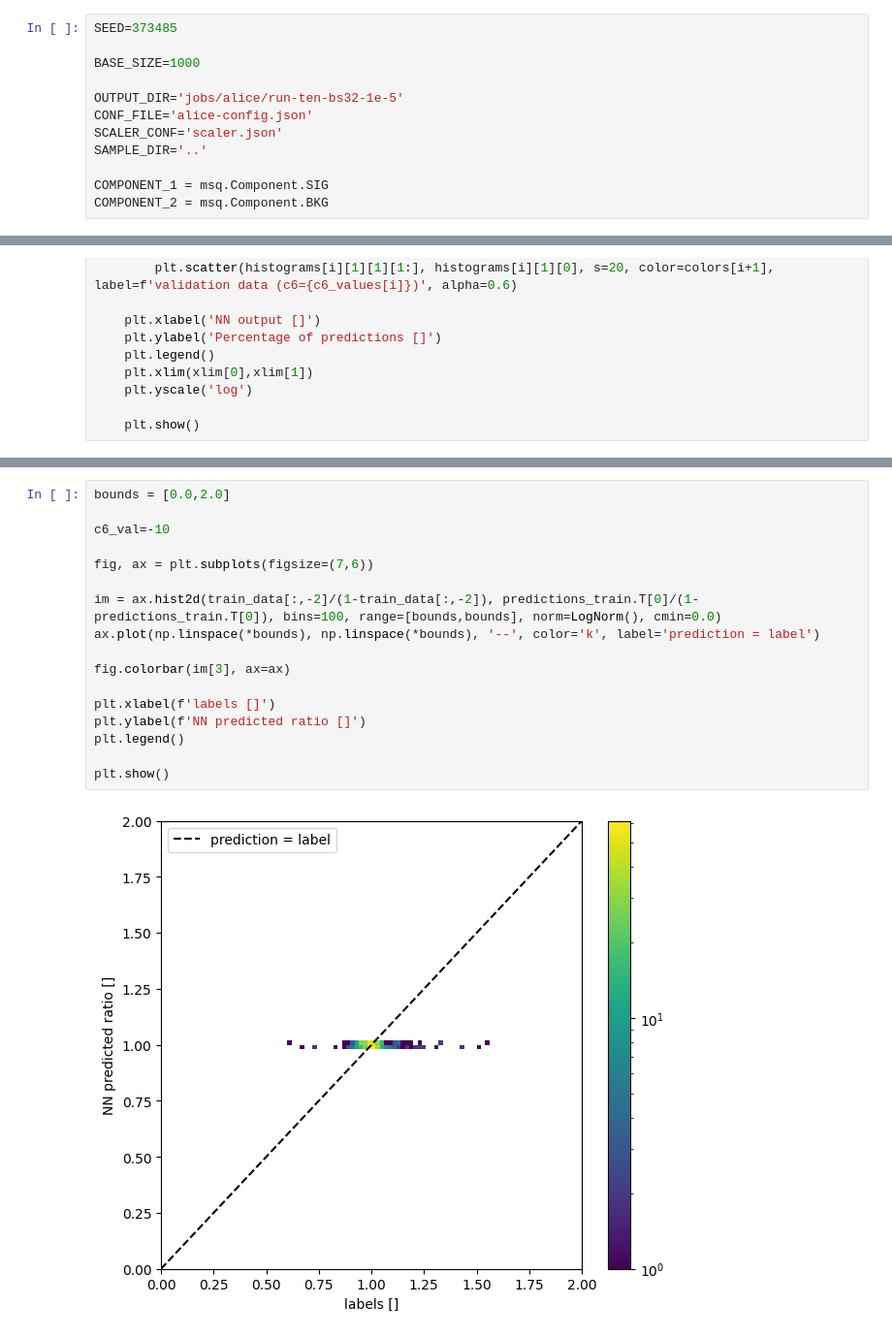
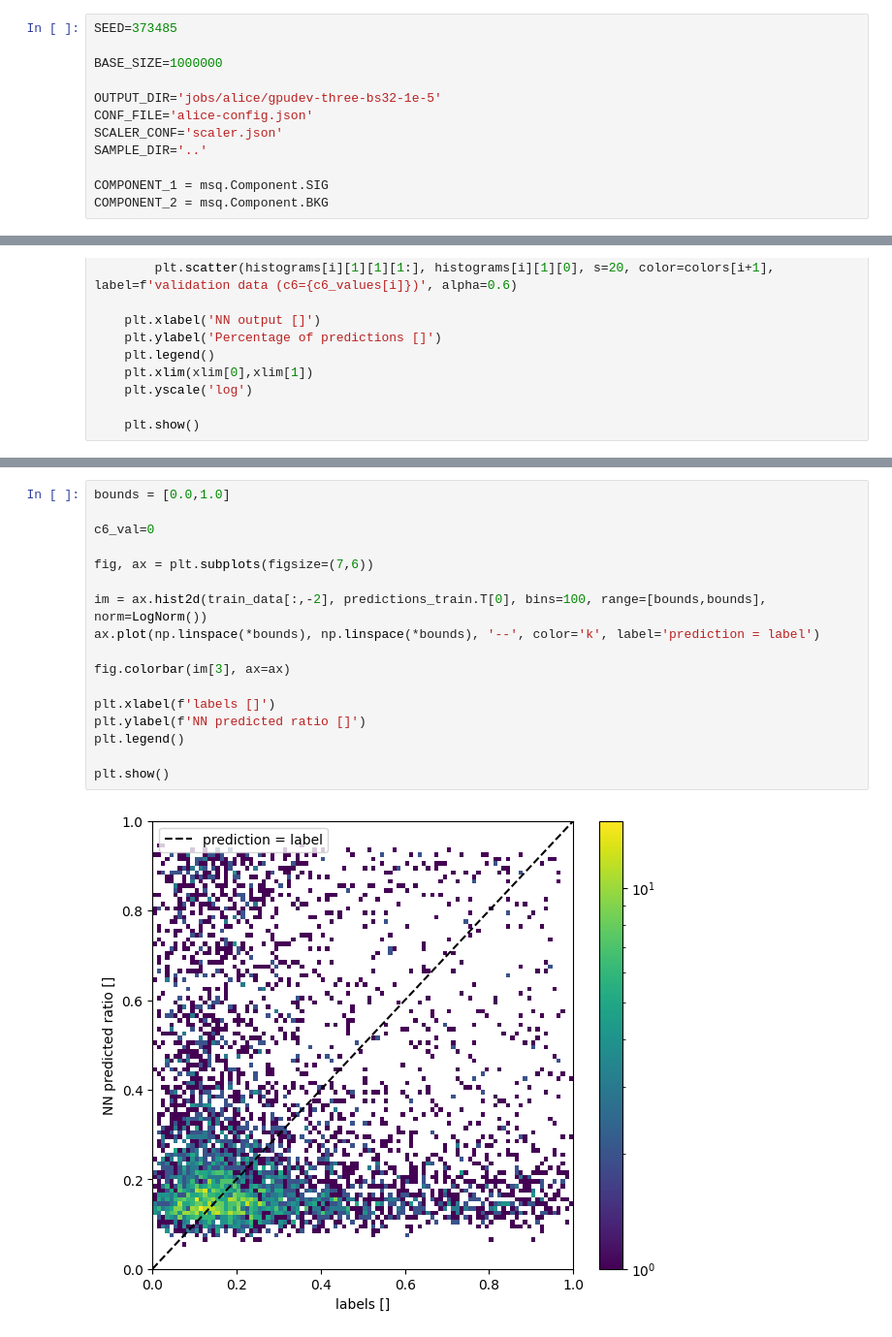
Before and after one commit to hep-cce/nsbi4hep, a Jupyter notebook: plot-alice-outputs.ipynb, the cells around one changed output, grey strips where cells are left out. Shown at 97% size. Cells and saved outputs as stored; diff of their text form.

```diff
--- a/plot-alice-outputs.ipynb
+++ b/plot-alice-outputs.ipynb
@@ -26,9 +19,9 @@ To enable the following instructions: AVX2 AVX512F AVX512_VNNI FMA, in other ope
 # %%
 SEED=373485
 
-BASE_SIZE=1000
+BASE_SIZE=1000000
 
-OUTPUT_DIR='jobs/alice/run-ten-bs32-1e-5'
+OUTPUT_DIR='jobs/alice/gpudev-three-bs32-1e-5'
 CONF_FILE='alice-config.json'
 SCALER_CONF='scaler.json'
 SAMPLE_DIR='..'
@@ -140,22 +131,22 @@ plot_histograms(c6_vals, histograms, colors, xlim=(0,2.0))
 # %%
-bounds = [0.0,2.0]
+bounds = [0.0,1.0]
 
-c6_val=-10
+c6_val=0
 
 fig, ax = plt.subplots(figsize=(7,6))
 
-im = ax.hist2d(train_data[:,-2]/(1-train_data[:,-2]), predictions_train.T[0]/(1-predictions_train.T[0]), bins=100, range=[bounds,bounds], norm=LogNorm(), cmin=0.0)
+im = ax.hist2d(train_data[:,-2], predictions_train.T[0], bins=100, range=[bounds,bounds], norm=LogNorm())
 ax.plot(np.linspace(*bounds), np.linspace(*bounds), '--', color='k', label='prediction = label')
 
 fig.colorbar(im[3], ax=ax)
 
 plt.xlabel(f'labels []')
 plt.ylabel(f'NN predicted ratio []')
 plt.legend()
 
 plt.show()
 # %% [output]
-[figure, old version]
+[figure, new version]
 # %%
 hist_prm = ''
 
```
Also changed, not shown: parts of 7 cells of this notebook, 1 other file.
